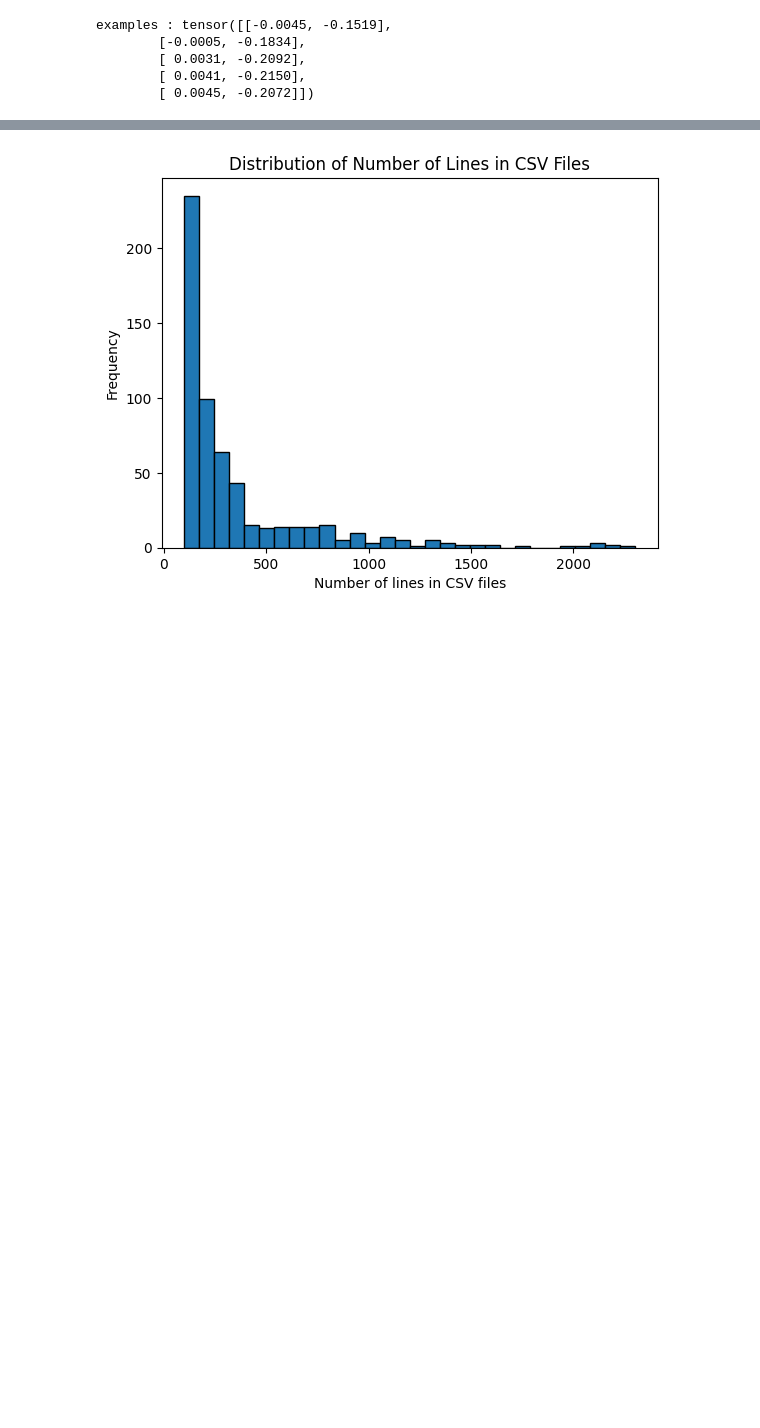
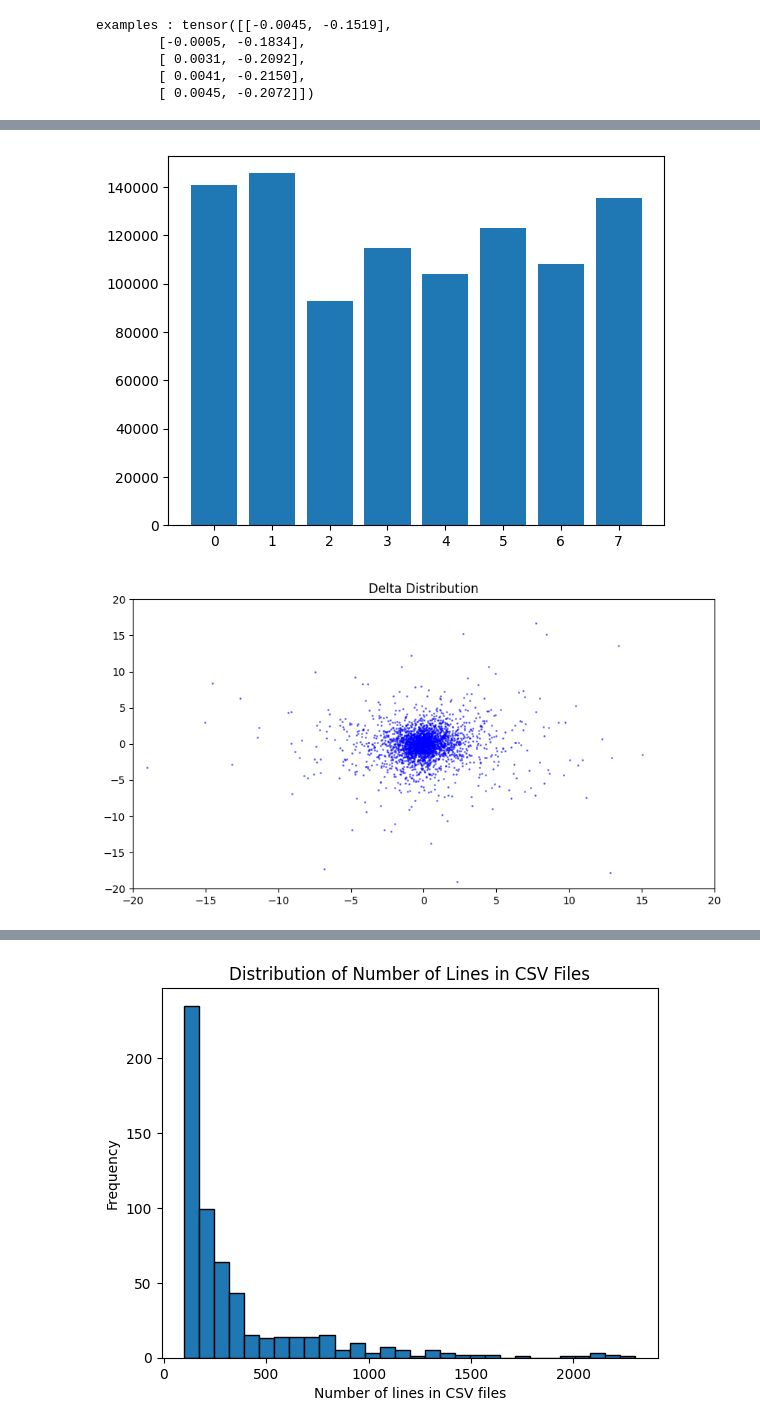
Before and after one commit to thuhci/Facial-Foundation-Model, a Jupyter notebook: check_distribution.ipynb, the cells around one changed output, grey strips where cells are left out. Cells and saved outputs as stored; diff of their text form; code cells hidden in the pictures; blank space fills up the shorter version.

```diff
--- a/check_distribution.ipynb
+++ b/check_distribution.ipynb
@@ -220,3 +237,41 @@ plt.show()
+# %%
+# draw distribution of delta pitch and yaw
+import matplotlib.pyplot as plt
+
+
+# all_angles = all_angles[:, -2:]
+pitches = all_angle_deltas[:,0] / torch.pi * 180
+yaws = all_angle_deltas[:,1] / torch.pi * 180
+
+gaze_lbls = torch.zeros_like(pitches)
+gaze_lbls += (pitches > 0).long() * 4
+gaze_lbls += (yaws > 0).long() * 2
+gaze_lbls += (abs(pitches)>abs(yaws)).long() * 1
+
+hist = {}
+for gaze_lbl in gaze_lbls:
+    hist[gaze_lbl.item()] = hist.get(gaze_lbl.item(), 0) + 1
+plt.bar(hist.keys(), hist.values())
+plt.show()
+
+
+# shuffle all_angle_deltas
+all_angle_deltas_shuffled = all_angle_deltas[torch.randperm(all_angle_deltas.size(0))]
+picked_angles = all_angle_deltas_shuffled[:3000]
+
+plt.figure(figsize=(10, 5))
+for angle in picked_angles:
+    plt.scatter(angle[1] / torch.pi * 180, angle[0] / torch.pi * 180, s=1, c='blue', alpha=0.5)
+
+# set the range of the scatters
+plt.xlim(-20, 20)   # x轴范围从0到6
+plt.ylim(-20, 20)  # y轴范围从0到12
+
+plt.title('Delta Distribution')
+plt.show()
+# %% [output]
+[figure, added]
+[figure, added]
 # %%
 # draw distribution of pitch and yaw
 import matplotlib.pyplot as plt
```
Also changed, not shown: parts of 6 cells of this notebook, 3 other files.
